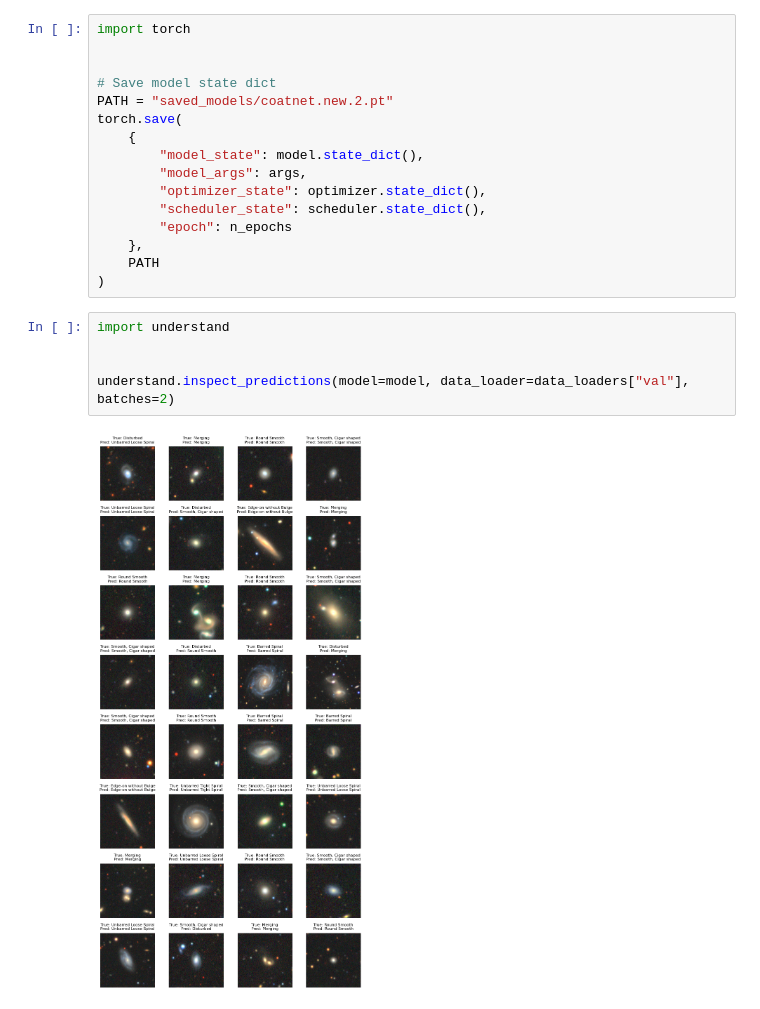
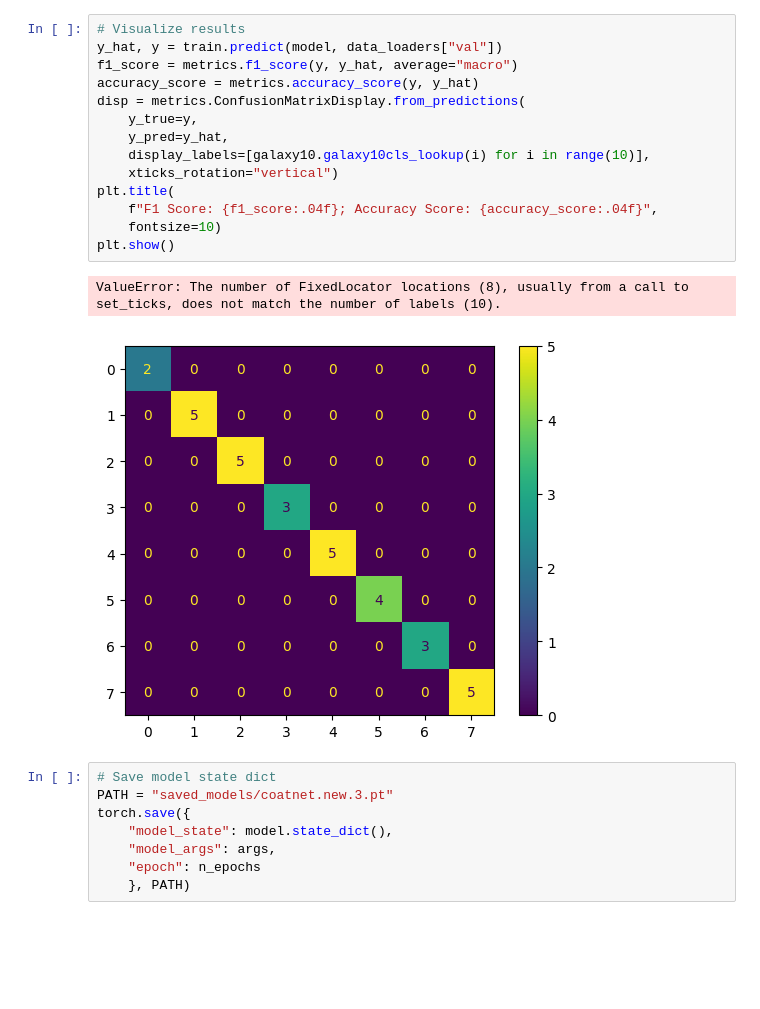
Before and after one commit to deepsleepofelectricsheep/deeplearning-worksamples, a Jupyter notebook: galaxy_classifier/debug.ipynb, the cells around one changed output. Saved outputs shown, nothing was run; the diff lists cells and outputs as text; blank space fills up the shorter version.

```diff
--- a/galaxy_classifier/debug.ipynb
+++ b/galaxy_classifier/debug.ipynb
@@ -126,23 +141,25 @@ plt.show()
+# %%
+# Visualize results
+y_hat, y = train.predict(model, data_loaders["val"])
+f1_score = metrics.f1_score(y, y_hat, average="macro")
+accuracy_score = metrics.accuracy_score(y, y_hat)
+disp = metrics.ConfusionMatrixDisplay.from_predictions(
+    y_true=y,
+    y_pred=y_hat,
+    display_labels=[galaxy10.galaxy10cls_lookup(i) for i in range(10)],
+    xticks_rotation="vertical")
+plt.title(
+    f"F1 Score: {f1_score:.04f}; Accuracy Score: {accuracy_score:.04f}",
+    fontsize=10)
+plt.show()
+# %% [output]
+ValueError: The number of FixedLocator locations (8), usually from a call to set_ticks, does not match the number of labels (10).
+[figure, added]
 # %%
-import torch
-
-
 # Save model state dict
-PATH = "saved_models/coatnet.new.2.pt"
-torch.save(
-    {
-        "model_state": model.state_dict(),
-        "model_args": args,
-        "optimizer_state": optimizer.state_dict(),
-        "scheduler_state": scheduler.state_dict(),
-        "epoch": n_epochs
-    },
-    PATH
-)
+PATH = "saved_models/coatnet.new.3.pt"
+torch.save({
+    "model_state": model.state_dict(),
+    "model_args": args,
+    "epoch": n_epochs
+    }, PATH)
-# %%
-import understand
-
-
-understand.inspect_predictions(model=model, data_loader=data_loaders["val"], batches=2)
-# %% [output]
-[figure, removed]
```
Also changed, not shown: parts of 10 cells of this notebook, 2 other files.
